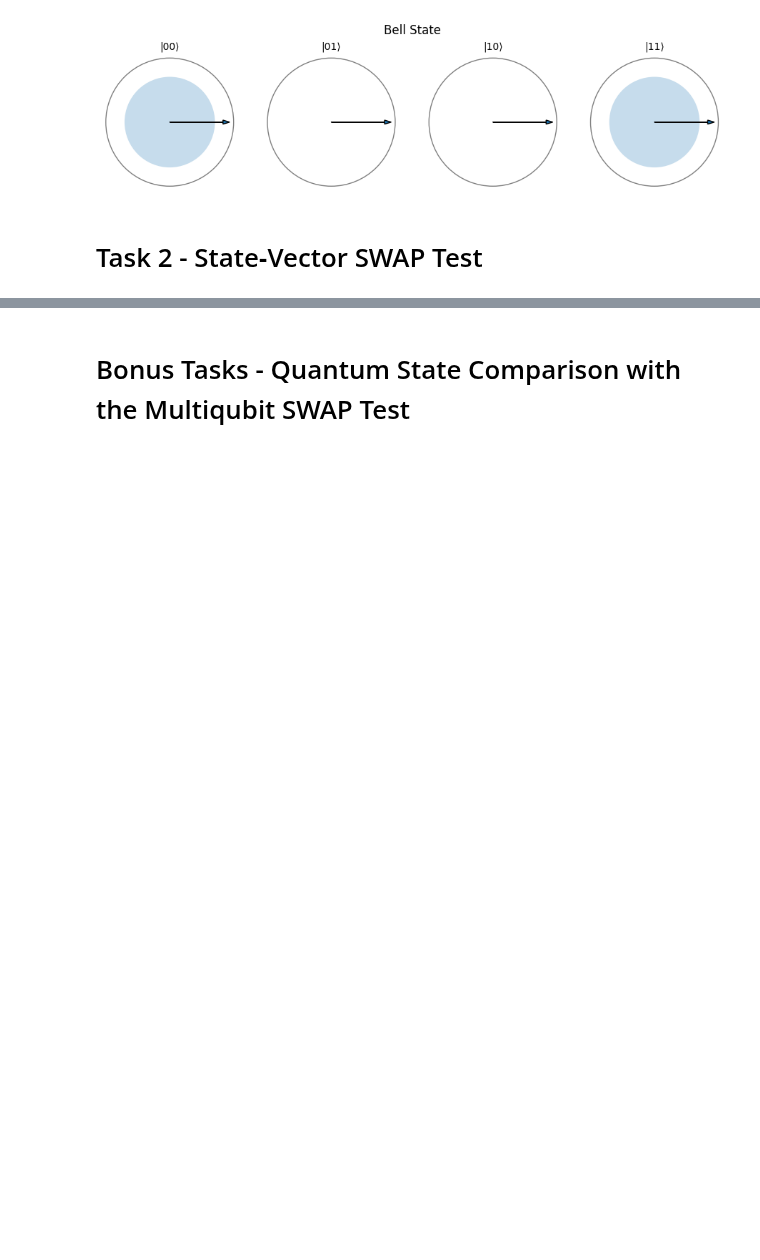
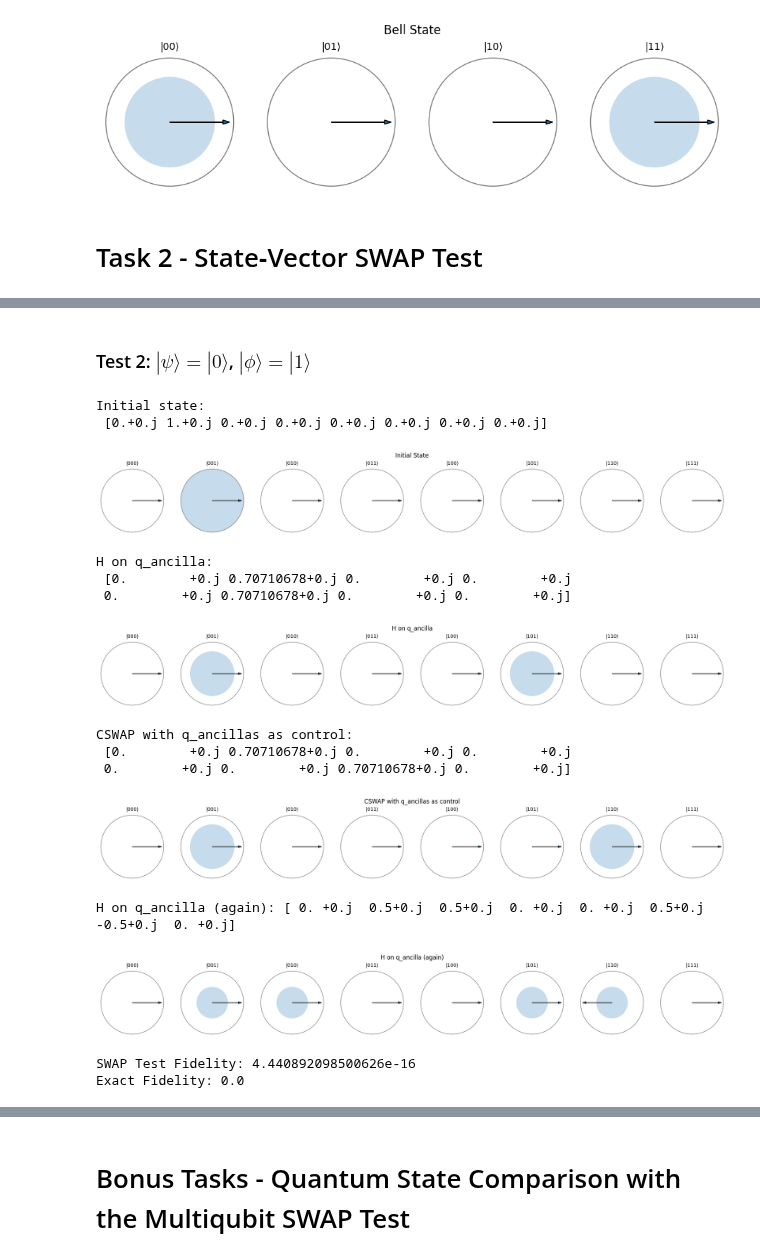
Before and after one commit to ScottMcHaffie/DD2367_Projects, a Jupyter notebook: DD2367_Assignment2.ipynb, the cells around one changed output, grey strips where cells are left out. Drawn from its saved outputs; the diff is of its cells as text; code cells hidden in the pictures; blank space fills up the shorter version.

```diff
--- a/DD2367_Assignment2.ipynb
+++ b/DD2367_Assignment2.ipynb
@@ -197,0 +209,24 @@ Exact Fidelity: 0.012195121951219513
+# %% [markdown]
+### Test 2: $|\psi \rangle = |0\rangle$, $|\phi \rangle = |1 \rangle$ ###
+# %%
+# initialize phi
+psi = [1, 0]
+phi = [0, 1]
+
+Task2_automator(psi, phi)
+# %% [output]
+Initial state:
+ [0.+0.j 1.+0.j 0.+0.j 0.+0.j 0.+0.j 0.+0.j 0.+0.j 0.+0.j]
+[figure, added]
+H on q_ancilla:
+ [0.        +0.j 0.70710678+0.j 0.        +0.j 0.        +0.j
+ 0.        +0.j 0.70710678+0.j 0.        +0.j 0.        +0.j]
+[figure, added]
+CSWAP with q_ancillas as control:
+ [0.        +0.j 0.70710678+0.j 0.        +0.j 0.        +0.j
+ 0.        +0.j 0.        +0.j 0.70710678+0.j 0.        +0.j]
+[figure, added]
+H on q_ancilla (again): [ 0. +0.j  0.5+0.j  0.5+0.j  0. +0.j  0. +0.j  0.5+0.j -0.5+0.j  0. +0.j]
+[figure, added]
+SWAP Test Fidelity: 4.440892098500626e-16
+Exact Fidelity: 0.0
```
Also changed, not shown: parts of 7 cells of this notebook.
